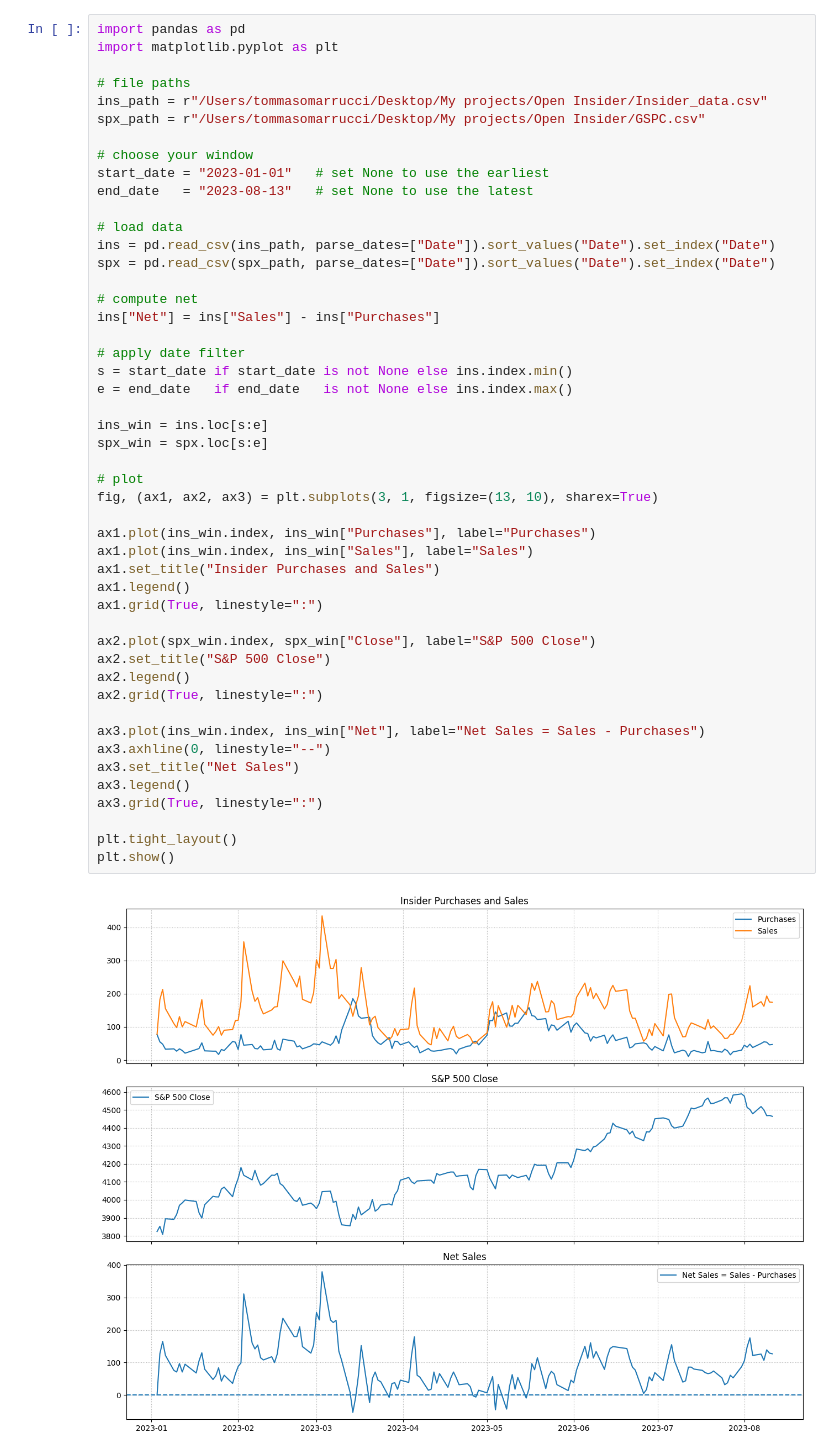
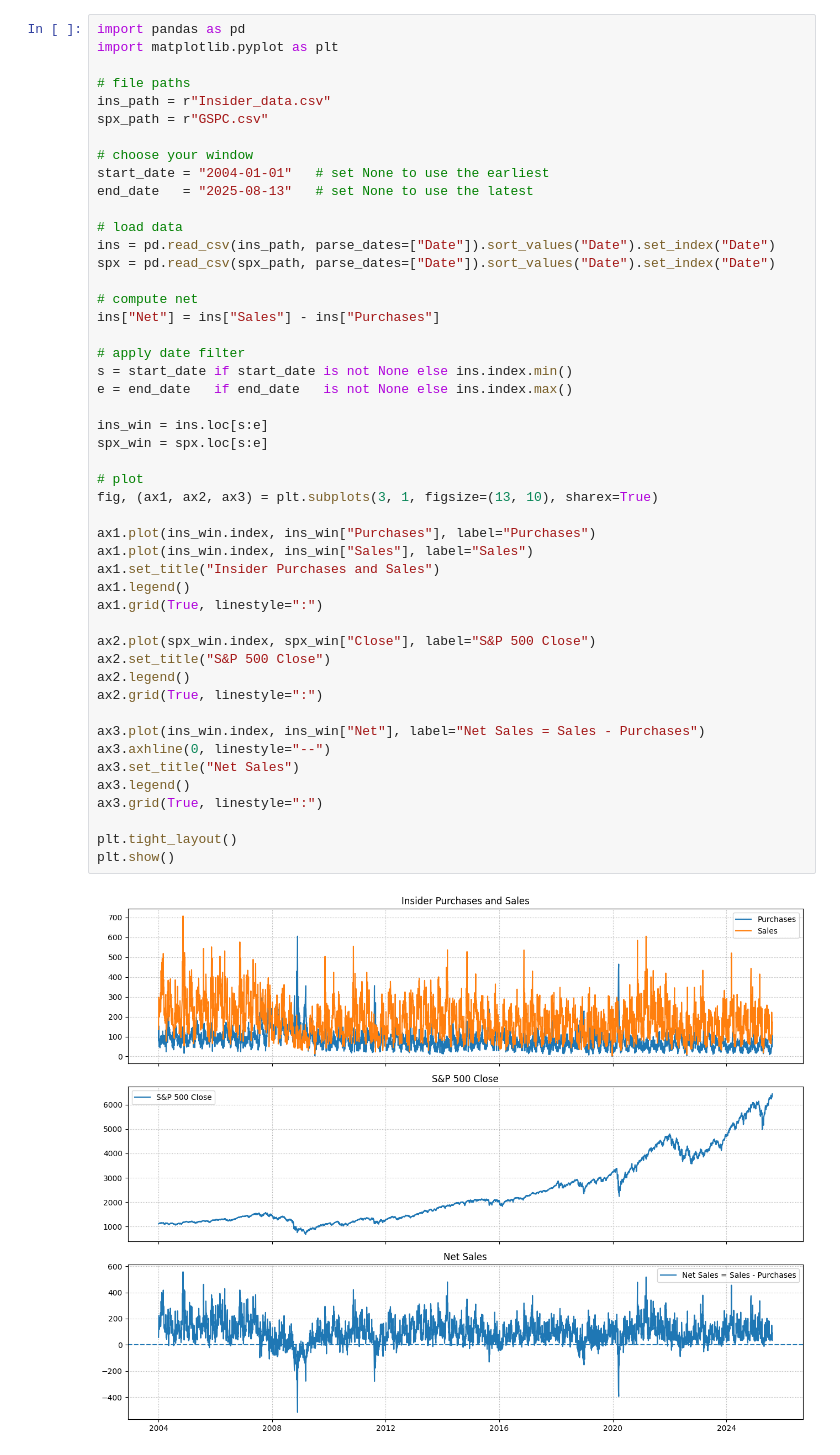
Before and after one commit to tommasomarrucci/insider, a Jupyter notebook: Analysis.ipynb, the cells around one changed output. Cells and saved outputs as stored; diff of their text form.

```diff
--- a/Analysis.ipynb
+++ b/Analysis.ipynb
@@ -3,12 +3,12 @@ import pandas as pd
 import matplotlib.pyplot as plt
 
 # file paths
-ins_path = r"/Users/tommasomarrucci/Desktop/My projects/Open Insider/Insider_data.csv"
-spx_path = r"/Users/tommasomarrucci/Desktop/My projects/Open Insider/GSPC.csv"
+ins_path = r"Insider_data.csv"
+spx_path = r"GSPC.csv"
 
 # choose your window
-start_date = "2023-01-01"   # set None to use the earliest
-end_date   = "2023-08-13"   # set None to use the latest
+start_date = "2004-01-01"   # set None to use the earliest
+end_date   = "2025-08-13"   # set None to use the latest
 
 # load data
 ins = pd.read_csv(ins_path, parse_dates=["Date"]).sort_values("Date").set_index("Date")
@@ -20,31 +20,31 @@ ins["Net"] = ins["Sales"] - ins["Purchases"]
 # apply date filter
 s = start_date if start_date is not None else ins.index.min()
 e = end_date   if end_date   is not None else ins.index.max()
 
 ins_win = ins.loc[s:e]
 spx_win = spx.loc[s:e]
 
 # plot
 fig, (ax1, ax2, ax3) = plt.subplots(3, 1, figsize=(13, 10), sharex=True)
 
 ax1.plot(ins_win.index, ins_win["Purchases"], label="Purchases")
 ax1.plot(ins_win.index, ins_win["Sales"], label="Sales")
 ax1.set_title("Insider Purchases and Sales")
 ax1.legend()
 ax1.grid(True, linestyle=":")
 
 ax2.plot(spx_win.index, spx_win["Close"], label="S&P 500 Close")
 ax2.set_title("S&P 500 Close")
 ax2.legend()
 ax2.grid(True, linestyle=":")
 
 ax3.plot(ins_win.index, ins_win["Net"], label="Net Sales = Sales - Purchases")
 ax3.axhline(0, linestyle="--")
 ax3.set_title("Net Sales")
 ax3.legend()
 ax3.grid(True, linestyle=":")
 
 plt.tight_layout()
 plt.show()
 # %% [output]
-[figure, old version]
+[figure, new version]
```
Also changed, not shown: parts of 7 cells of this notebook.
